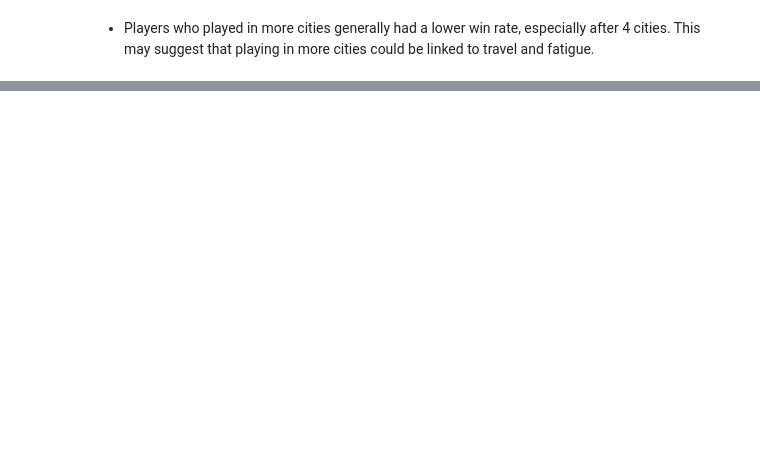
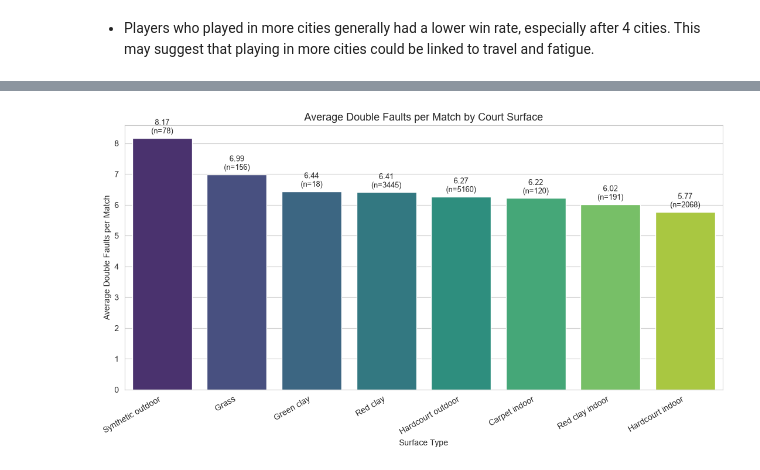
Before and after one commit to tarannommoghimi/Tennis-project, a Jupyter notebook: Javadi/TennisDataProject.ipynb, the cells around one changed output, grey strips where cells are left out. Drawn from its saved outputs; the diff is of its cells as text; code cells hidden in the pictures; blank space fills up the shorter version.

```diff
--- a/Javadi/TennisDataProject.ipynb
+++ b/Javadi/TennisDataProject.ipynb
@@ -1102,7 +1421,7 @@ away_df = away_df[["match_id", "player_id", "full_name", "current_rank"]].copy()
 # %%
 event_df = event_df.dropna(subset=["match_id", "winner_code"])
-home_df = home_df.dropna(subset=["match_id", "player_id", "current_rank"])
-away_df = away_df.dropna(subset=["match_id", "player_id", "current_rank"])
+home_df = home_team.dropna(subset=["match_id", "player_id", "current_rank"])
+away_df = away_team.dropna(subset=["match_id", "player_id", "current_rank"])
 # %%
 before = len(event_df)
 event_df = event_df[event_df["winner_code"].isin([1, 2])]
@@ -1110,7 +1431,3 @@ print(f"Dropped {before - len(event_df):,} rows with invalid winner_code")
-# %%
-event_df = event_df.drop_duplicates(subset=["match_id"])
-home_df  = home_df.drop_duplicates(subset=["match_id"])
-away_df  = away_df.drop_duplicates(subset=["match_id"])
 # %%
 df = event_df.merge(
         home_df.rename(columns={
@@ -1500,0 +2398,9 @@ plt.show()
+# %%
+surface_summary = faults_with_surface.groupby('ground_type')['total_double_faults'].agg(
+    ['mean', 'median', 'std', 'count']
+)
+surface_summary = surface_summary.round(2)
+surface_summary = surface_summary.sort_values('mean', ascending=False)
+
+print("--- avg df in every match(up to grounds type) ---")
+print(surface_summary)
@@ -1500,0 +2419,27 @@ plt.show()
+# %%
+import seaborn as sns
+import matplotlib.pyplot as plt
+
+surface_summary_sorted = surface_summary.sort_values('mean', ascending=False)
+
+plt.figure(figsize=(11, 6))
+ax = sns.barplot(
+    x=surface_summary_sorted.index,
+    y=surface_summary_sorted['mean'],
+    hue=surface_summary_sorted.index,
+    palette='viridis',
+    legend=False
+)
+
+# annotate each bar with mean value and sample size
+for i, (mean_val, count_val) in enumerate(zip(surface_summary_sorted['mean'], surface_summary_sorted['count'])):
+    ax.text(i, mean_val + 0.15, f"{mean_val:.2f}\n(n={int(count_val)})", ha='center', fontsize=9)
+
+plt.title("Average Double Faults per Match by Court Surface", fontsize=13)
+plt.xlabel("Surface Type")
+plt.ylabel("Average Double Faults per Match")
+plt.xticks(rotation=30, ha='right')
+plt.tight_layout()
+plt.show()
+# %% [output]
+[figure, added]
```
Also changed, not shown: parts of 63 cells of this notebook.
